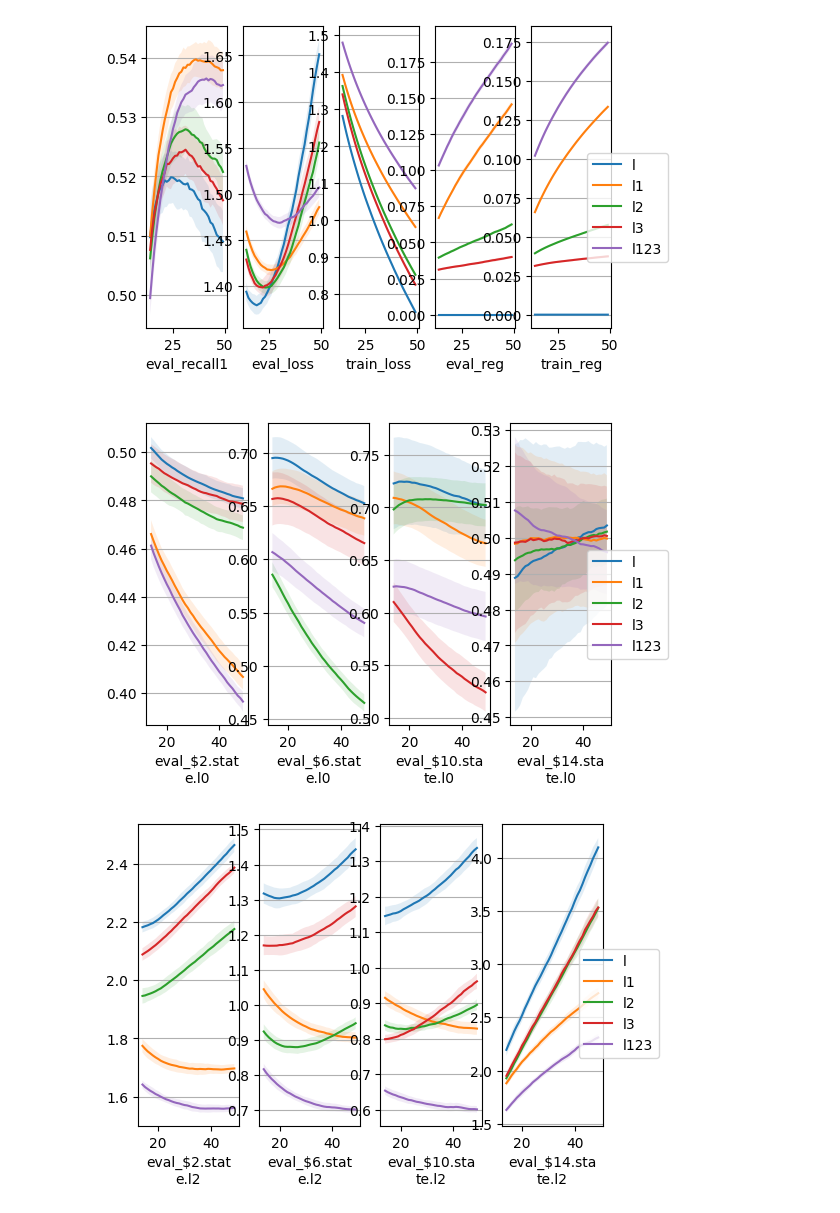
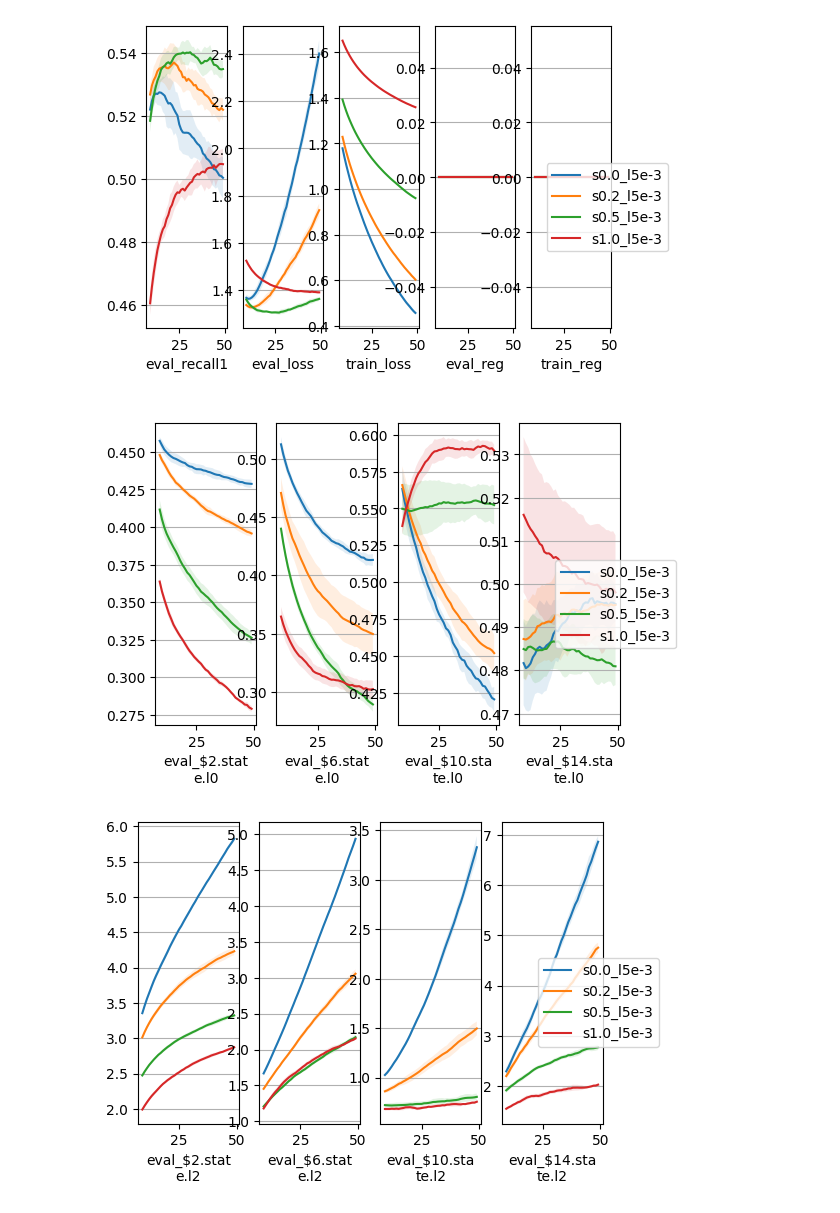
Before and after one commit to yingchenlin/kiln, a Jupyter notebook: dist.ipynb, the cells around one changed output. Drawn from its saved outputs; the diff is of its cells as text; code cells hidden in the pictures.

```diff
--- a/dist.ipynb
+++ b/dist.ipynb
@@ -5,15 +5,16 @@ import matplotlib as mpl
 import matplotlib.pyplot as plt
 import torch
 # %%
-def read_df(tags, samples):
+def l2d(arr):
+    return {x: x for x in arr}
+
+def read_df(tag2path, samples):
     dfs = []
-    if isinstance(tags, list):
-        tags = {t: t for t in tags}
-    for short_tag, full_tag in tags.items():
+    for tag, path in tag2path.items():
         for sample in range(samples):
             try:
-                df = pd.read_json(f"outputs/{full_tag}_{sample}/logs.json")
-                df["tag"] = short_tag
+                df = pd.read_json(f"outputs/{path}_{sample}/logs.json")
+                df["tag"] = tag
                 df["sample"] = sample
                 df["epoch"] = df.index
                 df["train_reg"] = df["train_loss"] - df["train_ce"]
@@ -69,45 +70,46 @@ def read_weight(state, i, flip):
 #tags = ["cov/cov_mc_b0_o2_c0"] + [f"cov/cov_mc_b0_o2_c0{s}_l2"
 #    for s in ("", "_xsg", "_wsg", "_psg", "_lsg", "_gsg", "_hsg")]
 #tags = {l: f"cov/cov_mc_b0_o2_c0_{l}" for l in ("l", "l1", "l2", "l3", "l123")}
-tags = {f"{l}": f"cov/cov_mc_b0_o2_c0_{l}" for l in ("l", "l1", "l2", "l3", "l123")}
-#tags = [f"hpo/mean_{s}_{l}" for s in ("s0.0", "s0.5") for l in ("l5e-4", "l1e-3", "l2e-3", "l5e-3", "l1e-2")]
+#tags = {f"{l}": f"cov/cov_mc_b0_o2_c0_{l}" for l in ("l", "l1", "l2", "l3", "l123")}
+tag2path = {f"{s}_{l}": f"hpo/mean_{s}_{l}" for s in ("s0.0", "s0.2", "s0.5", "s1.0") for l in ("l5e-3",)}
 
 samples = 10
 epochs = (50,)
-tags_epochs = [(tag, epoch) for tag in tags for epoch in epochs]
+tags_paths_epochs = [(tag, path, epoch) for tag, path in tag2path.items() for epoch in epochs]
 layers = [f"layer {i+1}" for i in range(3)]
 # %%
-def rowplots(df, labels, rolling=5, start=15, stop=50, sharex=True, sharey=False):
+def rowplots(df, labels, rolling=5, start=10, stop=50, sharex=True, sharey=False):
     fig, axes = plt.subplots(
         1, len(labels),
         sharex=sharex, sharey=sharey,
         facecolor="w", dpi=100)
     if len(labels) == 1:
         axes = [axes]
     df = df[(df.index >= start-rolling)&(df.index < stop)]
     df_mean = df.groupby(["tag", "epoch"], sort=False).mean().reset_index().set_index("epoch").groupby("tag", sort=False)
     df_var = df.groupby(["tag", "epoch"], sort=False).var().reset_index().set_index("epoch").groupby("tag", sort=False)
     for ax, label in zip(axes, labels):
         ax.set_xlabel(f"{label[:12]}\n{label[12:]}")
         ax.grid(axis="y")
         for (tag, mean), (_, var) in zip(df_mean[label], df_var[label]):
             if rolling > 0:
                 mean = mean.rolling(rolling).mean()
                 var = var.rolling(rolling).mean()
             std = np.sqrt(var)
             ax.plot(mean, label=tag)
             ax.fill_between(mean.index, mean-std, mean+std, alpha=0.125)
         #ax.set_ylim(bottom=0)
     fig.legend(*axes[0].get_legend_handles_labels(), "right")
 
-df = read_df(tags, samples)
+df = read_df(tag2path, samples)
 rowplots(df, ["eval_recall1", "eval_loss", "train_loss", "eval_reg", "train_reg"])
 rowplots(df, [f"eval_${i*4+2}.state.l0" for i in range(4)])
 rowplots(df, [f"eval_${i*4+2}.state.l2" for i in range(4)])
+rowplots(df, [f"eval_${i*4+4}.state.l2" for i in range(4)])
 rowplots(df, [f"eval_${i*4+1}.weight.l2" for i in range(4)])
 rowplots(df, [f"eval_${i*4+1}.bias.l2" for i in range(4)])
 None
 # %% [output]
-[figure, old version]
+[figure, new version]
-[figure, old version]
+[figure, new version]
-[figure, old version]
+[figure, new version]
```
Also changed, not shown: parts of 2 cells of this notebook, 1 other file.
